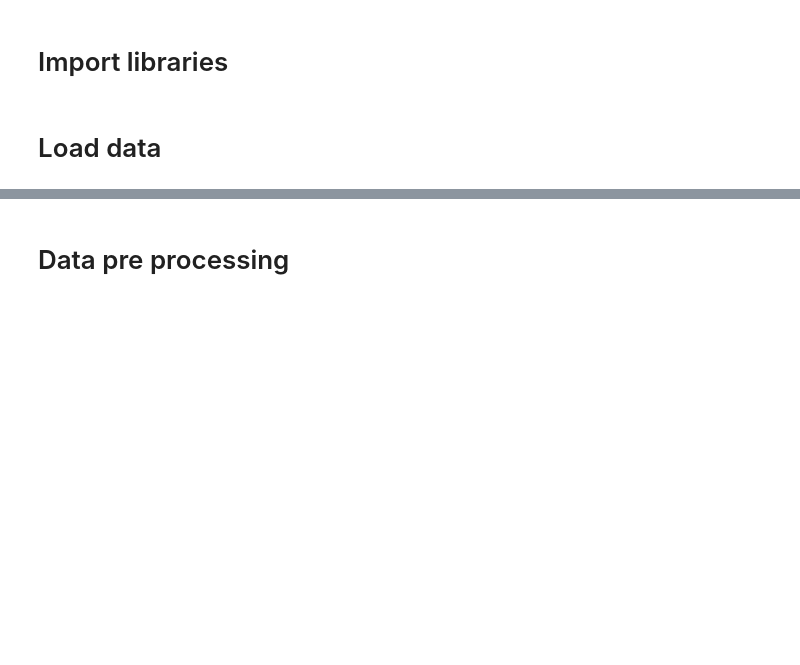
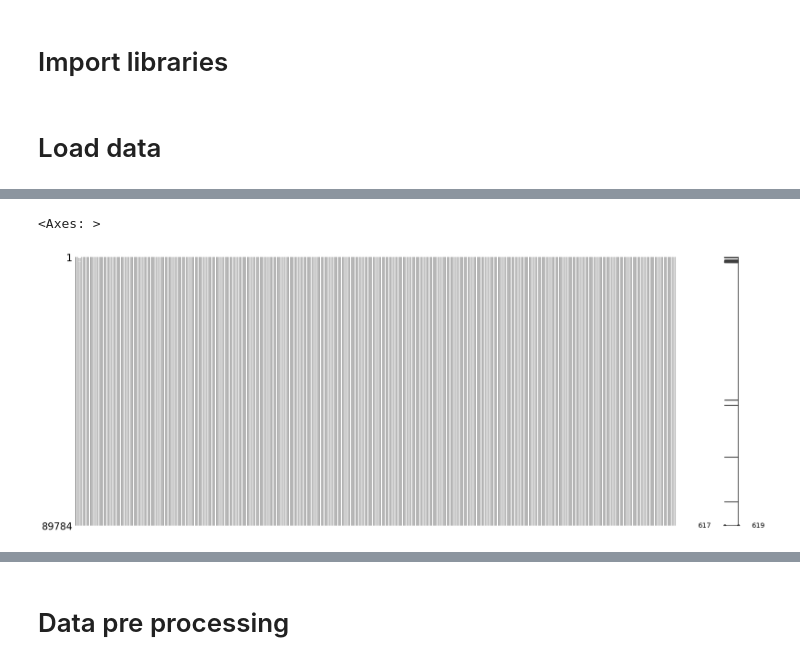
Before and after one commit to sadiatulmarzan/kinases_phosposite, a Jupyter notebook: python code/jonson_data.ipynb, the cells around one changed output, grey strips where cells are left out. Saved outputs shown, nothing was run; the diff lists cells and outputs as text; code cells hidden in the pictures; blank space fills up the shorter version.

```diff
--- a/python code/jonson_data.ipynb
+++ b/python code/jonson_data.ipynb
@@ -8,6 +8,6 @@ import matplotlib.pyplot as plt
 # %% [markdown]
 # Load data
 # %%
-df = pd.read_csv('../data/41586_2022_5575_MOESM5_ESM.csv', delimiter=';')
+df = pd.read_csv('../data/table 3 from atlas paper.csv', delimiter = ';')
 # %%
 df
@@ -13,0 +65,7 @@ df
+# %%
+# visualize missing value in df
+import missingno as msno
+msno.matrix(df)
+# %% [output]
+<Axes: >
+[figure, added]
```
Also changed, not shown: parts of 12 cells of this notebook, 7 other files.
